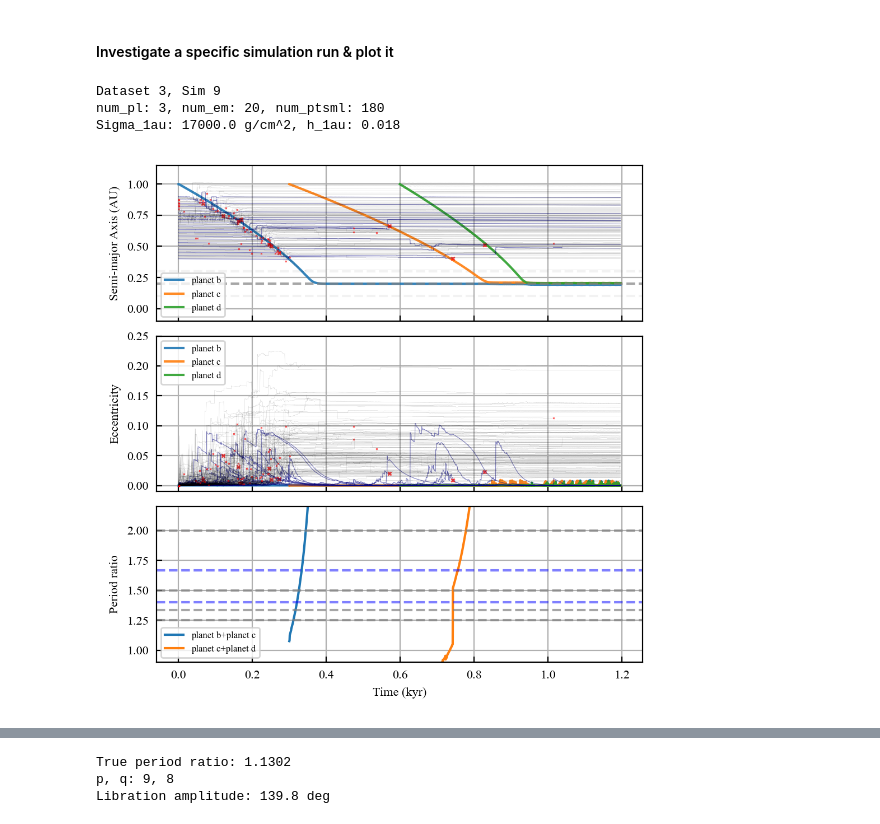
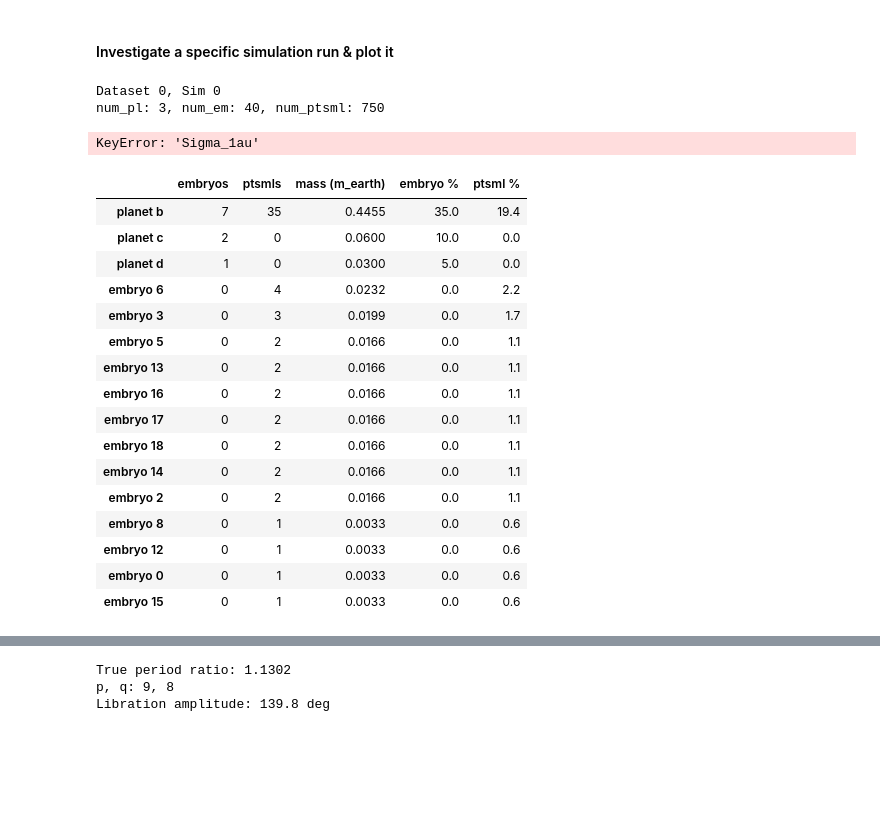
Before and after one commit to dchen10Git/uh-ifa-reu-2026, a Jupyter notebook: analyze_sims.ipynb, the cells around one changed output, grey strips where cells are left out. Saved outputs shown, nothing was run; the diff lists cells and outputs as text; code cells hidden in the pictures; blank space fills up the shorter version.

```diff
--- a/analyze_sims.ipynb
+++ b/analyze_sims.ipynb
@@ -65,8 +65,8 @@ r_sun = u.Rsun.to(u.AU)
 # %% [markdown]
 #### Investigate a specific simulation run & plot it
 # %%
-dataset_id = 3
-sim_id = 9
+dataset_id = 0
+sim_id = 0
 base_dir = Path.cwd()
 file_path = base_dir.parent / f"sim_results/dataset{dataset_id}" / f"sim{sim_id}.h5"
 saved_sim = reb_sims.load_simulation_run(file_path)
@@ -196,40 +196,41 @@ print(f"Sigma_1au: {metadata['Sigma_1au']} g/cm^2, h_1au: {metadata['h_1au']:.3f
 %matplotlib widget
 plot_system(saved_sim, num_pl, num_em, num_ptsml)
 # %% [output]
-Dataset 3, Sim 9
-num_pl: 3, num_em: 20, num_ptsml: 180
-Sigma_1au: 17000.0 g/cm^2, h_1au: 0.018
+Dataset 0, Sim 0
+num_pl: 3, num_em: 40, num_ptsml: 750
-[figure, removed]
+KeyError: 'Sigma_1au'
 # %%
-def get_accretion_dfs(metadata, latex=False):
-    """Obtain and/or display collision log, particle fates, and accretion statistics.
-    Metadata should typically come from saved_sim[1].
-    If latex is True, will produce LaTeX table with top 10 accreters.
+def get_collision_log(metadata):
+    """Collects collision log and converts to pd.DataFrame for later use.
+
+    Args:
+        metadata (dict): Metadata from simulation; typically comes from saved_sim[1].
+
+    Returns:
+        pd.DataFrame: collision_df
     """
-
-    # === Collision log ===
     collision_df = pd.DataFrame(metadata["collision_log"])
-    collision_df["time"] = (collision_df["time"] / 1000).round(1)
+    collision_df["time"] = (collision_df["time"] / 1000).round(2)
     collision_df = collision_df.rename(columns={"time": "time (kyr)"})
     collision_df = collision_df.sort_values("time (kyr)")
-    collision_df["victim mass"] = (collision_df["victim mass"] / m_earth).round(2)
+    collision_df["victim mass"] = (collision_df["victim mass"] / m_earth).round(4)
     collision_df = collision_df.rename(columns={"victim mass": "victim mass (m_earth)"})
+    return collision_df
 
-    # print("Collision Log")
-    # display(collision_df)
 
-    # === Particle fates ===
+def get_particle_fates(metadata):
     fate_df = (pd.Series(metadata["particle_fate"]).rename("outcome"))
-
     # Omit alive particles
     fate_df = fate_df[fate_df != "alive"]
     fate_df = fate_df.sort_values()
     fate_df = fate_df.to_frame()
+    return fate_df
 
-    # print("Particle Fates")
-    # display(fate_df)
-
-    # === Accretion Statistics ===
+def get_accretion_stats(metadata, latex=False):
+    """Obtain accretion statistics for later use.
+    Metadata should typically come from saved_sim[1].
+    If latex is True, will produce LaTeX table with top 10 accreters.
+    """
     accretion_df = pd.DataFrame(metadata["accretion_stats"]).T
 
     # Integer counts
@@ -278,35 +279,57 @@ def get_accretion_dfs(metadata, latex=False):
         other = pd.DataFrame({
             "embryos": [rest["embryos"].sum()],
             "ptsmls": [rest["ptsmls"].sum()],
             "mass (m_earth)": [rest["mass (m_earth)"].sum()]
         }, index=["Other"])
 
         # Combine
         table_df = pd.concat([top10, other])
 
         # Move index into first column
         table_df.insert(0, "Object", table_df.index)
 
         # Publication-friendly column names
         table_df.columns = [
             "Object",
             "Embryos",
             "Planetesimals",
             r"Mass Accreted ($M_\oplus$)"
         ]
 
         latex_table = table_df.to_latex(
             index=False,
             escape=False,
             float_format="%.4f",
             column_format="lrrr"
         )
 
         print(latex_table)
 
-    return collision_df, fate_df, accretion_df
+    return accretion_df
 
-collision_df, fate_df, accretion_df = get_accretion_dfs(metadata)
+collision_df = get_collision_log(metadata)
+fates_df = get_particle_fates(metadata)
+accretion_df = get_accretion_stats(metadata)
+
+accretion_df
+# %% [output]
+|  | embryos | ptsmls | mass (m_earth) | embryo % | ptsml % |
+| planet b | 7 | 35 | 0.4455 | 35.0 | 19.4 |
+| planet c | 2 | 0 | 0.0600 | 10.0 | 0.0 |
+| planet d | 1 | 0 | 0.0300 | 5.0 | 0.0 |
+| embryo 6 | 0 | 4 | 0.0232 | 0.0 | 2.2 |
+| embryo 3 | 0 | 3 | 0.0199 | 0.0 | 1.7 |
+| embryo 5 | 0 | 2 | 0.0166 | 0.0 | 1.1 |
+| embryo 13 | 0 | 2 | 0.0166 | 0.0 | 1.1 |
+| embryo 16 | 0 | 2 | 0.0166 | 0.0 | 1.1 |
+| embryo 17 | 0 | 2 | 0.0166 | 0.0 | 1.1 |
+| embryo 18 | 0 | 2 | 0.0166 | 0.0 | 1.1 |
+| embryo 14 | 0 | 2 | 0.0166 | 0.0 | 1.1 |
+| embryo 2 | 0 | 2 | 0.0166 | 0.0 | 1.1 |
+| embryo 8 | 0 | 1 | 0.0033 | 0.0 | 0.6 |
+| embryo 12 | 0 | 1 | 0.0033 | 0.0 | 0.6 |
+| embryo 0 | 0 | 1 | 0.0033 | 0.0 | 0.6 |
+| embryo 15 | 0 | 1 | 0.0033 | 0.0 | 0.6 |
 # %%
 def summarize_accretion(collision_df, percent=True):
     """Summarizes accretion information.
```
Also changed, not shown: parts of 6 cells of this notebook, 3 other files.
